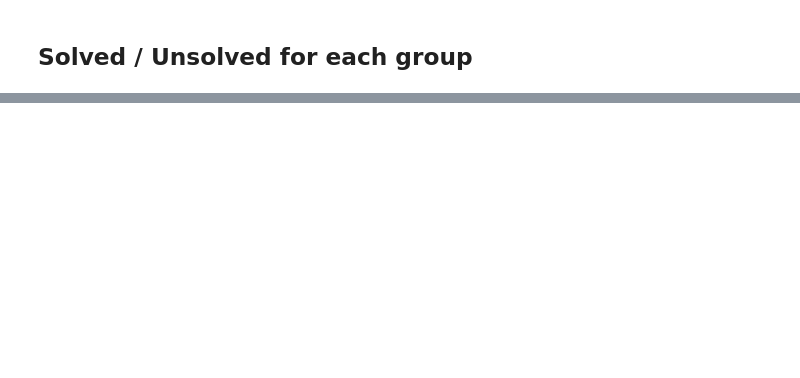
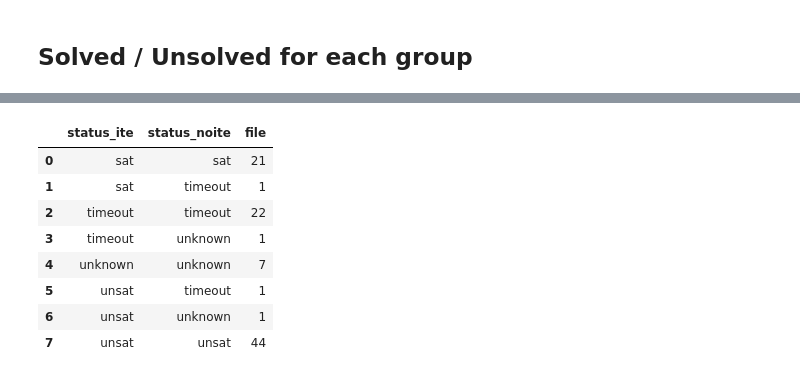
Before and after one commit to agurfinkel/bmc-gsa19, a Jupyter notebook: bmc-z3-data-analysis.ipynb, the cells around one changed output, grey strips where cells are left out. Saved outputs shown, nothing was run; the diff lists cells and outputs as text; code cells hidden in the pictures; blank space fills up the shorter version.

```diff
--- a/bmc-z3-data-analysis.ipynb
+++ b/bmc-z3-data-analysis.ipynb
@@ -64,7 +127,17 @@ phi.groupby(['status_ite', 'status_noite']).count()[['file']]
 # %%
 # merge gsa sets and show solved / unsolved
 gsa = ite_gsa.merge(noite_gsa, on='file', suffixes=('_ite', '_noite'))
-gsa.groupby(['status_ite', 'status_noite']).count()[['file']]
+gsa.groupby(['status_ite', 'status_noite']).count()[['file']].reset_index()
+# %% [output]
+|  | status_ite | status_noite | file |
+| 0 | sat | sat | 21 |
+| 1 | sat | timeout | 1 |
+| 2 | timeout | timeout | 22 |
+| 3 | timeout | unknown | 1 |
+| 4 | unknown | unknown | 7 |
+| 5 | unsat | timeout | 1 |
+| 6 | unsat | unknown | 1 |
+| 7 | unsat | unsat | 44 |
 # %%
 # set default figure size for plots to be 7 by 7 inches
 plt.rcParams["figure.figsize"] = (7, 7)
```
Also changed, not shown: parts of 14 cells of this notebook.
